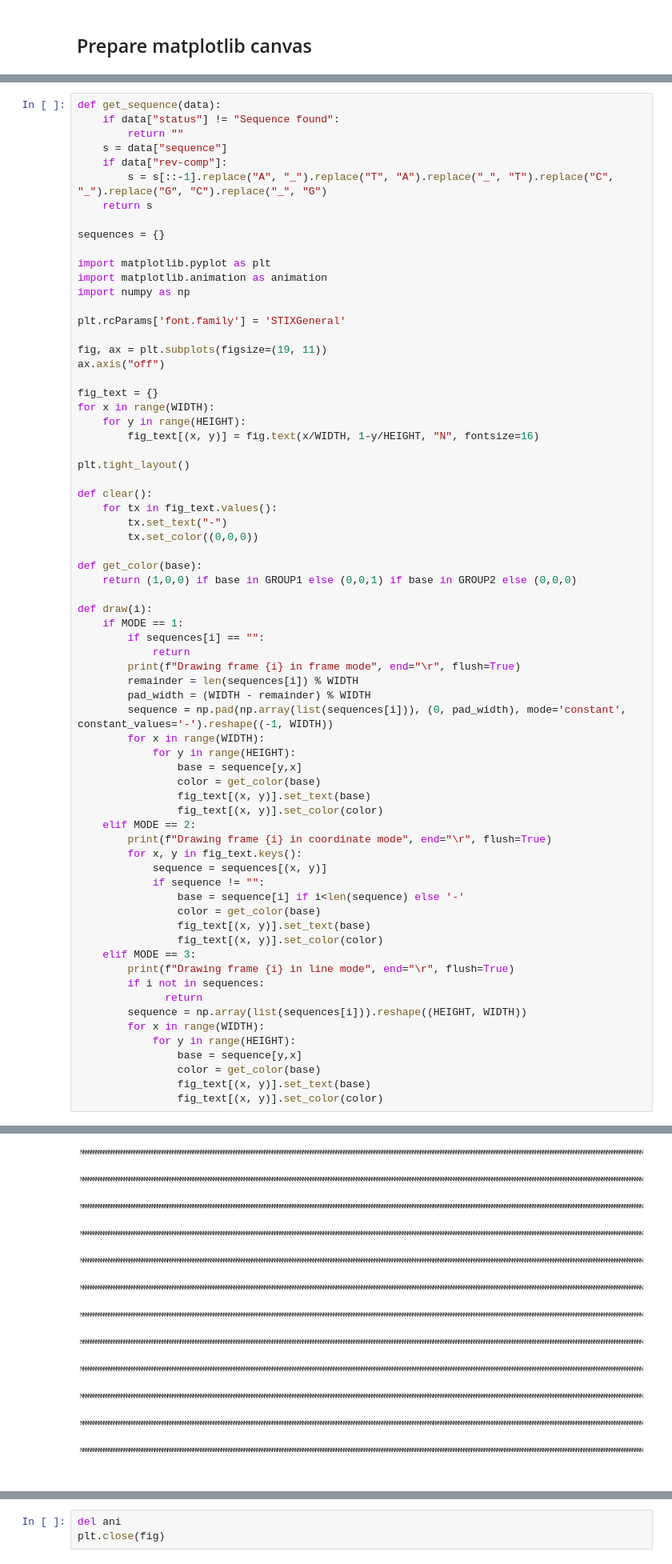
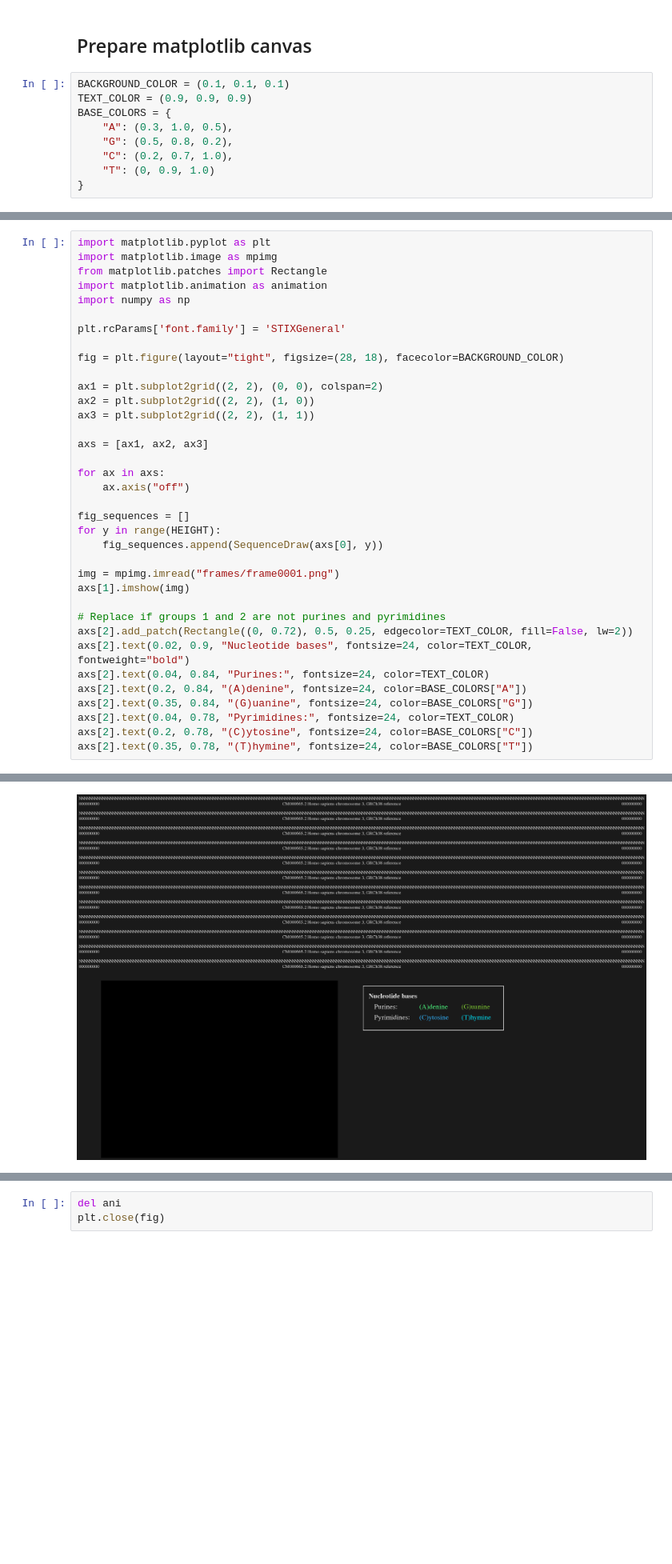
Before and after one commit to kevinjycui/bad-apple-on-human-genome, a Jupyter notebook: render.ipynb, the cells around one changed output, grey strips where cells are left out. Shown at 80% size. Saved outputs shown, nothing was run; the diff lists cells and outputs as text; blank space fills up the shorter version.

```diff
--- a/render.ipynb
+++ b/render.ipynb
@@ -48,2 +44,11 @@ Done with 1977 unique lines!
 # %% [markdown]
 ## Prepare matplotlib canvas
+# %%
+BACKGROUND_COLOR = (0.1, 0.1, 0.1)
+TEXT_COLOR = (0.9, 0.9, 0.9)
+BASE_COLORS = {
+    "A": (0.3, 1.0, 0.5),
+    "G": (0.5, 0.8, 0.2),
+    "C": (0.2, 0.7, 1.0),
+    "T": (0, 0.9, 1.0)
+}
@@ -50,70 +81,37 @@ Done with 1977 unique lines!
 # %%
-def get_sequence(data):
-    if data["status"] != "Sequence found":
-        return ""
-    s = data["sequence"]
-    if data["rev-comp"]:
-        s = s[::-1].replace("A", "_").replace("T", "A").replace("_", "T").replace("C", "_").replace("G", "C").replace("_", "G")
-    return s
-
-sequences = {}
-
 import matplotlib.pyplot as plt
+import matplotlib.image as mpimg
+from matplotlib.patches import Rectangle
 import matplotlib.animation as animation
 import numpy as np
 
 plt.rcParams['font.family'] = 'STIXGeneral'
 
-fig, ax = plt.subplots(figsize=(19, 11))
-ax.axis("off")
+fig = plt.figure(layout="tight", figsize=(28, 18), facecolor=BACKGROUND_COLOR)
 
-fig_text = {}
-for x in range(WIDTH):
-    for y in range(HEIGHT):
-        fig_text[(x, y)] = fig.text(x/WIDTH, 1-y/HEIGHT, "N", fontsize=16)
+ax1 = plt.subplot2grid((2, 2), (0, 0), colspan=2)
+ax2 = plt.subplot2grid((2, 2), (1, 0))
+ax3 = plt.subplot2grid((2, 2), (1, 1))
 
-plt.tight_layout()
+axs = [ax1, ax2, ax3]
 
-def clear():
-    for tx in fig_text.values():
-        tx.set_text("-")
-        tx.set_color((0,0,0))
+for ax in axs:
+    ax.axis("off")
 
-def get_color(base):
-    return (1,0,0) if base in GROUP1 else (0,0,1) if base in GROUP2 else (0,0,0)
+fig_sequences = []
+for y in range(HEIGHT):
+    fig_sequences.append(SequenceDraw(axs[0], y))
 
-def draw(i):
-    if MODE == 1:
-        if sequences[i] == "":
-            return
-        print(f"Drawing frame {i} in frame mode", end="\r", flush=True)
-        remainder = len(sequences[i]) % WIDTH
-        pad_width = (WIDTH - remainder) % WIDTH
-        sequence = np.pad(np.array(list(sequences[i])), (0, pad_width), mode='constant', constant_values='-').reshape((-1, WIDTH))
-        for x in range(WIDTH):
-            for y in range(HEIGHT):
-                base = sequence[y,x]
-                color = get_color(base)
-                fig_text[(x, y)].set_text(base)
-                fig_text[(x, y)].set_color(color)
-    elif MODE == 2:
-        print(f"Drawing frame {i} in coordinate mode", end="\r", flush=True)
-        for x, y in fig_text.keys():
-            sequence = sequences[(x, y)]
-            if sequence != "":
-                base = sequence[i] if i<len(sequence) else '-'
-                color = get_color(base)
-                fig_text[(x, y)].set_text(base)
-                fig_text[(x, y)].set_color(color)
-    elif MODE == 3:
-        print(f"Drawing frame {i} in line mode", end="\r", flush=True)
-        if i not in sequences:
-              return
-        sequence = np.array(list(sequences[i])).reshape((HEIGHT, WIDTH))
-        for x in range(WIDTH):
-            for y in range(HEIGHT):
-                base = sequence[y,x]
-                color = get_color(base)
-                fig_text[(x, y)].set_text(base)
-                fig_text[(x, y)].set_color(color)
+img = mpimg.imread("frames/frame0001.png")
+axs[1].imshow(img)
+
+# Replace if groups 1 and 2 are not purines and pyrimidines
+axs[2].add_patch(Rectangle((0, 0.72), 0.5, 0.25, edgecolor=TEXT_COLOR, fill=False, lw=2))
+axs[2].text(0.02, 0.9, "Nucleotide bases", fontsize=24, color=TEXT_COLOR, fontweight="bold")
+axs[2].text(0.04, 0.84, "Purines:", fontsize=24, color=TEXT_COLOR)
+axs[2].text(0.2, 0.84, "(A)denine", fontsize=24, color=BASE_COLORS["A"])
+axs[2].text(0.35, 0.84, "(G)uanine", fontsize=24, color=BASE_COLORS["G"])
+axs[2].text(0.04, 0.78, "Pyrimidines:", fontsize=24, color=TEXT_COLOR)
+axs[2].text(0.2, 0.78, "(C)ytosine", fontsize=24, color=BASE_COLORS["C"])
+axs[2].text(0.35, 0.78, "(T)hymine", fontsize=24, color=BASE_COLORS["T"])
 # %% [output]
@@ -120 +119 @@ def draw(i):
-[figure, old version]
+[figure, new version]
```
Also changed, not shown: parts of 22 cells of this notebook, 1 other file.
